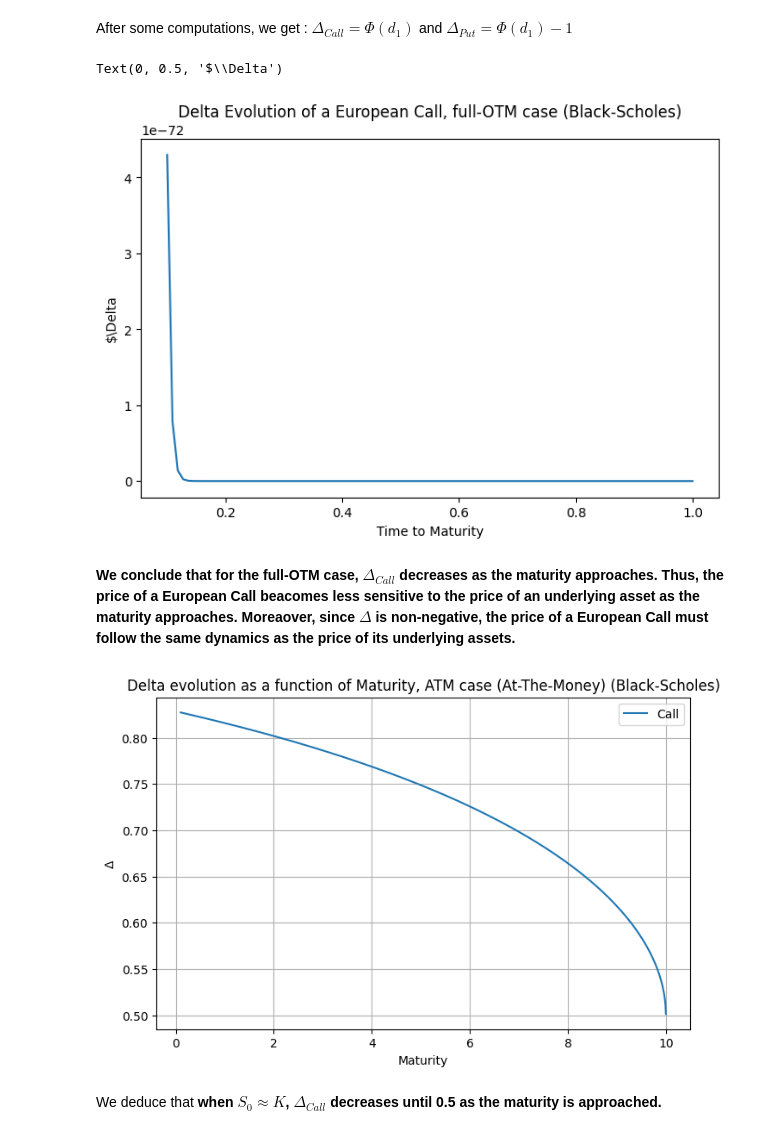
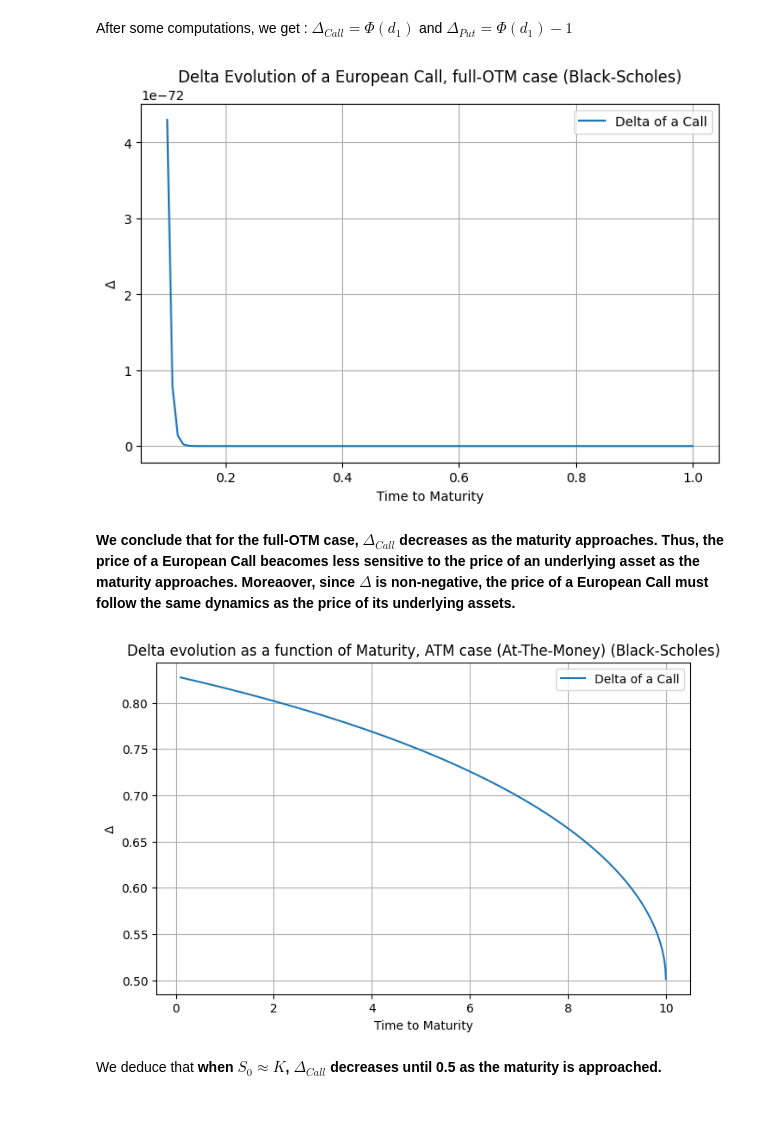
Before and after one commit to zmeikingleb/Financial_Models, a Jupyter notebook: Black Scholes.ipynb, the cells around one changed output. Saved outputs shown, nothing was run; the diff lists cells and outputs as text; code cells hidden in the pictures.

```diff
--- a/Black Scholes.ipynb
+++ b/Black Scholes.ipynb
@@ -219,37 +219,39 @@ def put(S_, K_, T_, t, r_, s_):
         tau > 0,
         (np.log(S / K) + (r_ + 0.5 * s**2) * tau) / st_sqrt_tau,
         0.0
     )
     d2 = d1 - st_sqrt_tau
 
     put_val = -S * sk.norm.cdf(-d1) + K * np.exp(-r_ * tau) * sk.norm.cdf(-d2)
     put_val = np.where(tau == 0, np.maximum(K - S, 0), put_val)
     return put_val
 
 
 def delta_put(S_, K_, T_, t, r_, s_):
     h = 0.001
     return (put(S_ + h, K_, T_, t, r_, s_) - put(S_, K_, T_, t, r_, s_)) / h
 
 # Parameters
 T = 1
 Td = np.linspace(0.1, 1, 100)
 S0 = 1
 K = 1000
 sigma = 0.4
 r = 0.04
 
 # Compute delta as a function of remaining time
 delta_time_call = [delta_call(S0, K, T, t, r, sigma) for t in Td]
 
 plt.figure(figsize=(8,5))
-plt.plot(Td, delta_time_call, label="Call")
+plt.plot(Td, delta_time_call, label="Delta of a Call")
 plt.title("Delta Evolution of a European Call, full-OTM case (Black-Scholes)")
 plt.xlabel("Time to Maturity")
-plt.ylabel(r'$\Delta')
+plt.ylabel(r"$\Delta$")
+plt.grid(True)
+plt.legend()
+plt.show()
 # %% [output]
-Text(0, 0.5, '$\\Delta')
-[figure, old version]
+[figure, new version]
 # %% [markdown]
 **We conclude that for the full-OTM case, $\Delta_{Call}$  decreases as the maturity approaches. Thus, the price of a European Call beacomes less sensitive to the price of an underlying asset as the maturity approaches. Moreaover, since $\Delta$ is non-negative, the price of a European Call must follow the same dynamics as the price of its underlying assets.**
 # %%
@@ -261,15 +263,15 @@ sigma = .4
 r = .04
 delta_time_call=[delta_call(S0, K,T, t, r, sigma) for t in Td]
 plt.figure(figsize=(8,5))
-plt.plot(Td, delta_time_call, label="Call")
+plt.plot(Td, delta_time_call, label="Delta of a Call")
 plt.title(f"Delta evolution as a function of Maturity, ATM case (At-The-Money) (Black-Scholes)")
-plt.xlabel("Maturity")
+plt.xlabel("Time to Maturity")
 plt.ylabel(r"$\Delta$")
 plt.grid(True)
 plt.legend()
 plt.show()
 # %% [output]
-[figure, old version]
+[figure, new version]
 # %% [markdown]
 We deduce that **when $S_0 \approx K$, $\Delta_{Call}$ decreases until 0.5 as the maturity is approached.**
 # %%
```
Also changed, not shown: parts of 13 cells of this notebook.
